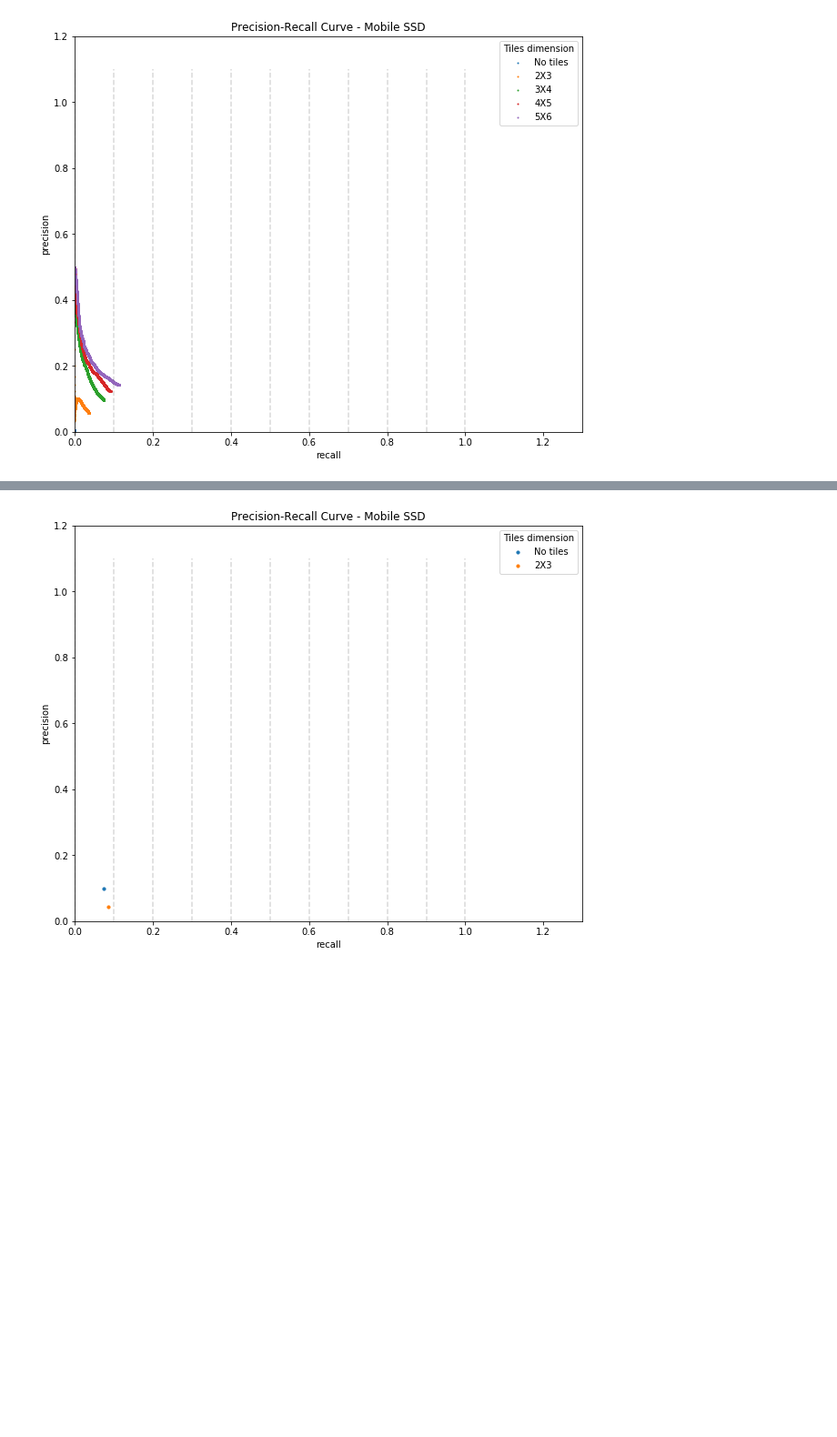
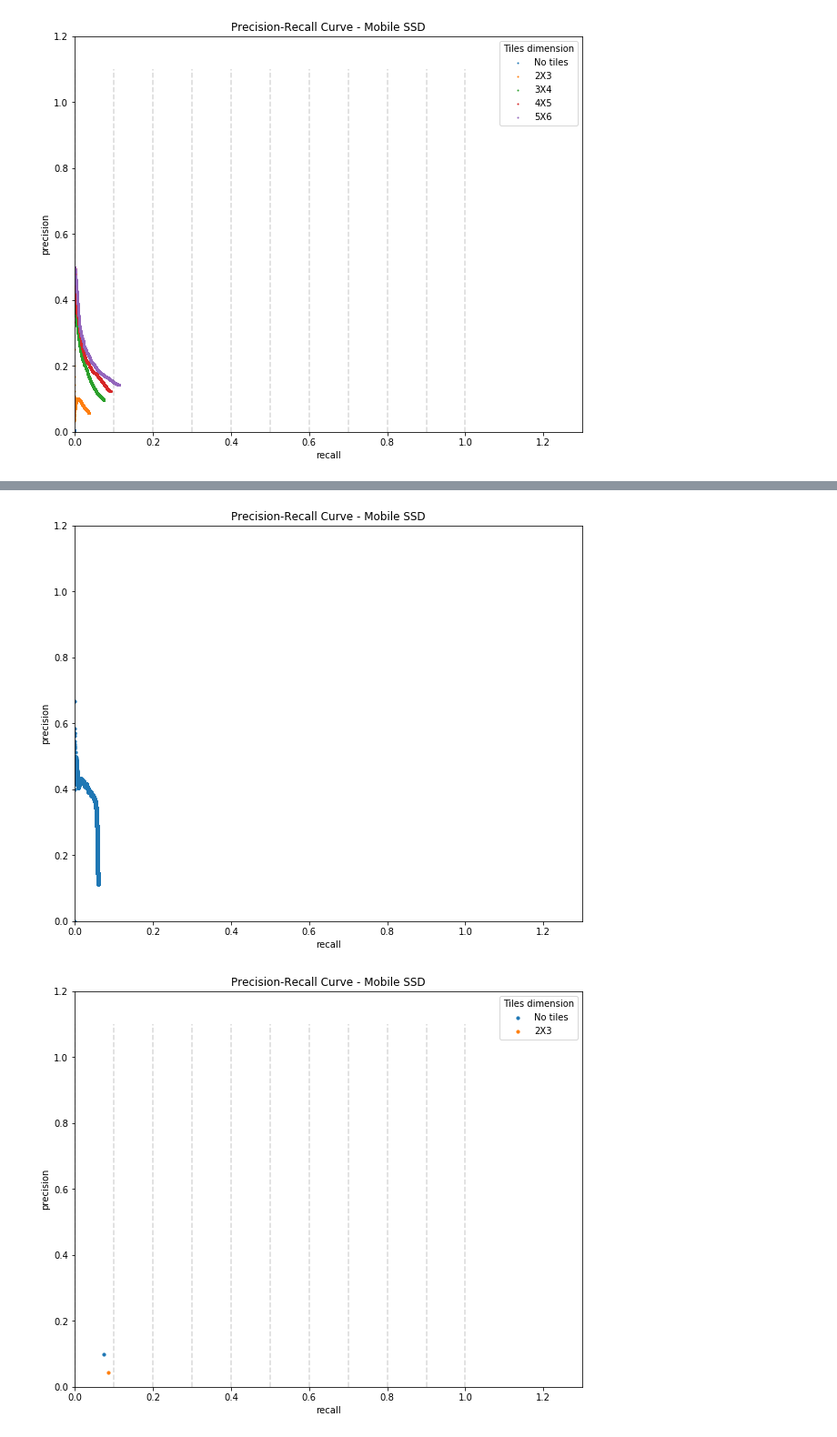
Before and after one commit to vinicius-pirees/people-detection-compare, a Jupyter notebook: people_detection/Generate_visualizations.ipynb, the cells around one changed output, grey strips where cells are left out. Shown at 91% size. Drawn from its saved outputs; the diff is of its cells as text; code cells hidden in the pictures; blank space fills up the shorter version.

```diff
--- a/people_detection/Generate_visualizations.ipynb
+++ b/people_detection/Generate_visualizations.ipynb
@@ -302,3 +319,20 @@ plt.show()
+# %%
+name = 'hog_confidence'
+predicted_boxes = os.path.join(main_dir, 'results/VIRAT_videos_hog_confidence_predicted_boxes.json')
+with open(predicted_boxes) as infile:
+    pred_boxes = json.load(infile)
+ground_truth_boxes = os.path.join(main_dir, 'resources/virat_dataset/VIRAT_videos_ground_truth_boxes_test.json')
+
+with open(ground_truth_boxes) as infile:
+    gt_boxes = json.load(infile)
+
+data = get_avg_precision_at_iou(gt_boxes, pred_boxes, iou_thr=iou_thr)
+dict_map[name] = data['avg_prec']
+
+ax = None
+ax = plot_pr_curve(data['precisions'], data['recalls'], label=type_tile, title='Precision-Recall Curve - Mobile SSD', color=COLORS[idx*2], ax=ax)
+# %% [output]
+[figure, added]
 # %%
 technique = 'hog'
 dict_map = {}
```
Also changed, not shown: parts of 2 cells of this notebook, 7 other files.
